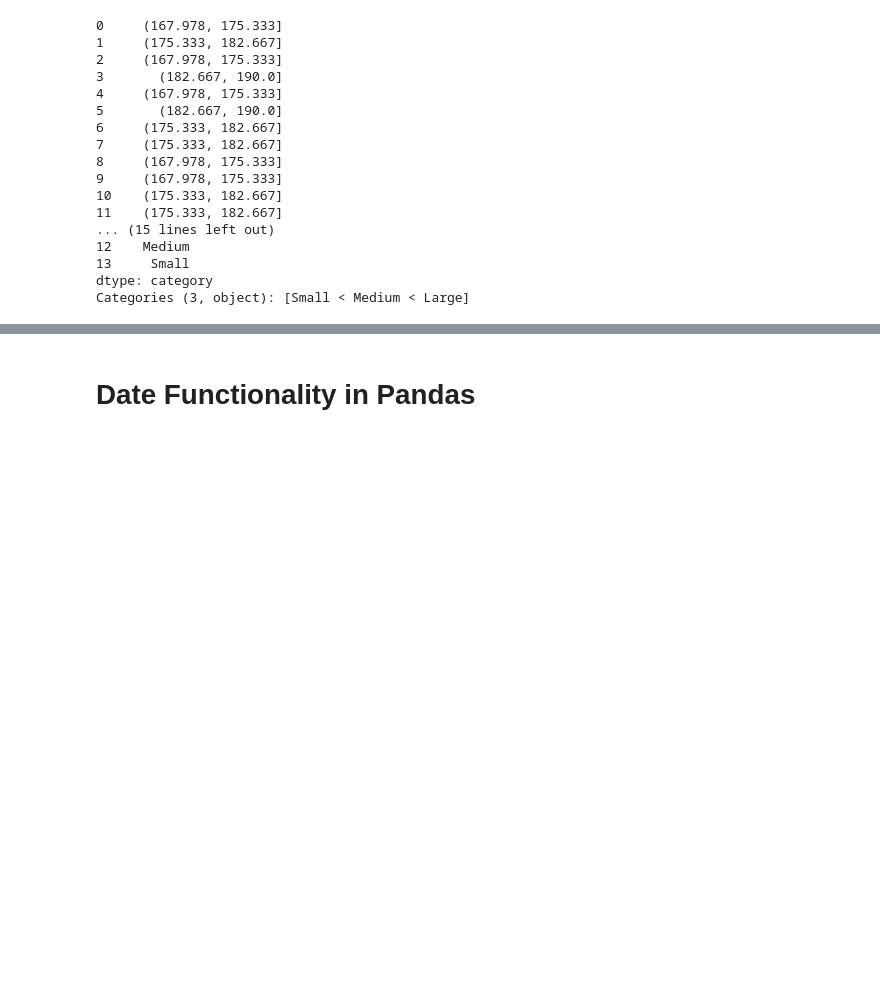
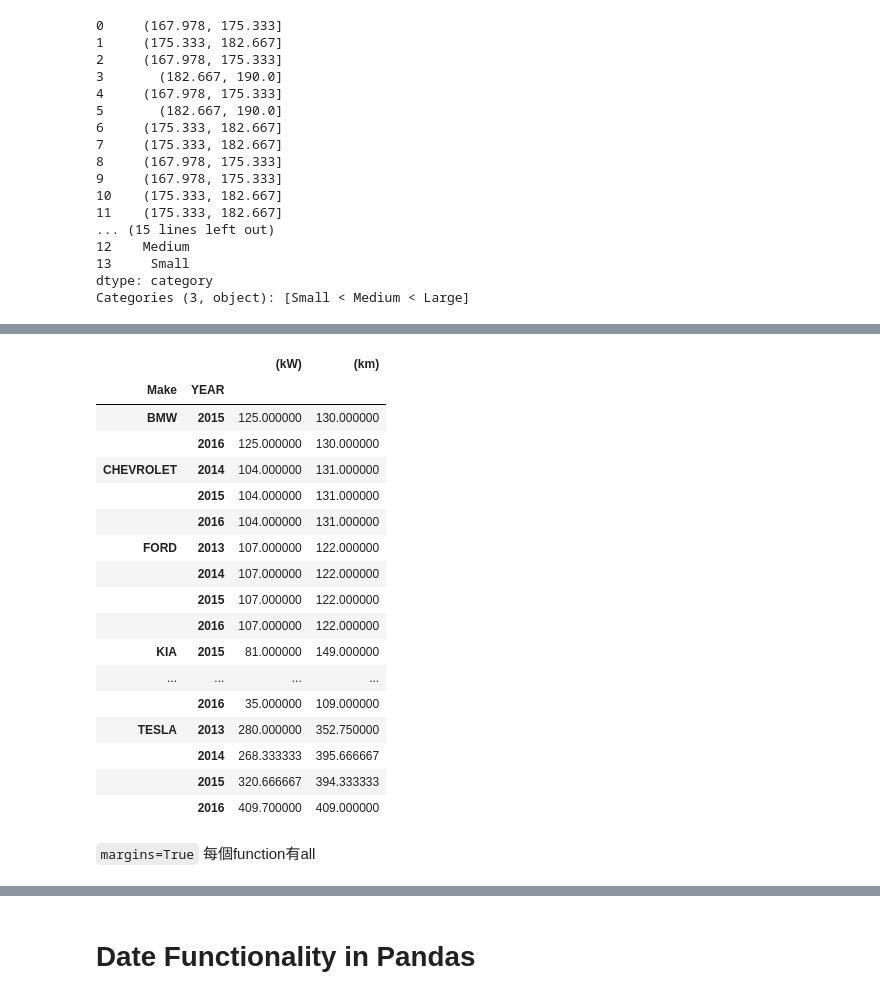
Before and after one commit to ayamisea/Coursera, a Jupyter notebook: Introduction_to_Data_Science_in_Python/Week03.ipynb, the cells around one changed output, grey strips where cells are left out. Cells and saved outputs as stored; diff of their text form; code cells hidden in the pictures; blank space fills up the shorter version.

Commit message:
pivot table

```diff
--- a/Introduction_to_Data_Science_in_Python/Week03.ipynb
+++ b/Introduction_to_Data_Science_in_Python/Week03.ipynb
@@ -727,2 +742,25 @@ df.pivot_table(values='(kW)', index='YEAR', columns='Make', aggfunc=np.mean)
+# %%
+df.pivot_table(values=['(kW)','(km)'], index=['Make','YEAR'], aggfunc=np.mean)
+# %% [output]
+|  |  | (kW) | (km) |
+| Make | YEAR |  |  |
+| BMW | 2015 | 125.000000 | 130.000000 |
+|  | 2016 | 125.000000 | 130.000000 |
+| CHEVROLET | 2014 | 104.000000 | 131.000000 |
+|  | 2015 | 104.000000 | 131.000000 |
+|  | 2016 | 104.000000 | 131.000000 |
+| FORD | 2013 | 107.000000 | 122.000000 |
+|  | 2014 | 107.000000 | 122.000000 |
+|  | 2015 | 107.000000 | 122.000000 |
+|  | 2016 | 107.000000 | 122.000000 |
+| KIA | 2015 | 81.000000 | 149.000000 |
+| ... | ... | ... | ... |
+|  | 2016 | 35.000000 | 109.000000 |
+| TESLA | 2013 | 280.000000 | 352.750000 |
+|  | 2014 | 268.333333 | 395.666667 |
+|  | 2015 | 320.666667 | 394.333333 |
+|  | 2016 | 409.700000 | 409.000000 |
+# %% [markdown]
+`margins=True` 每個function有all
 # %%
 df.pivot_table(values='(kW)', index='YEAR', columns='Make', aggfunc=[np.mean,np.min], margins=True)
```
Also changed, not shown: parts of 6 cells of this notebook, 1 other file.
